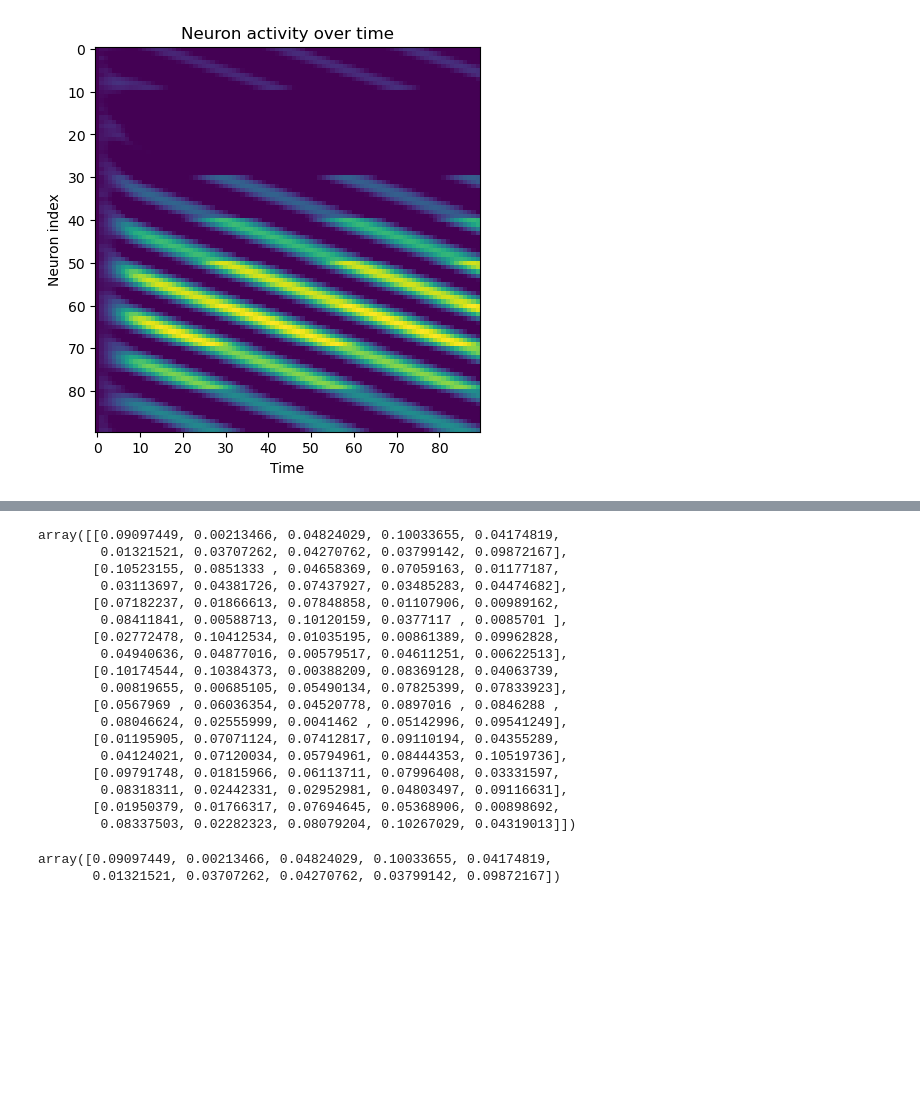
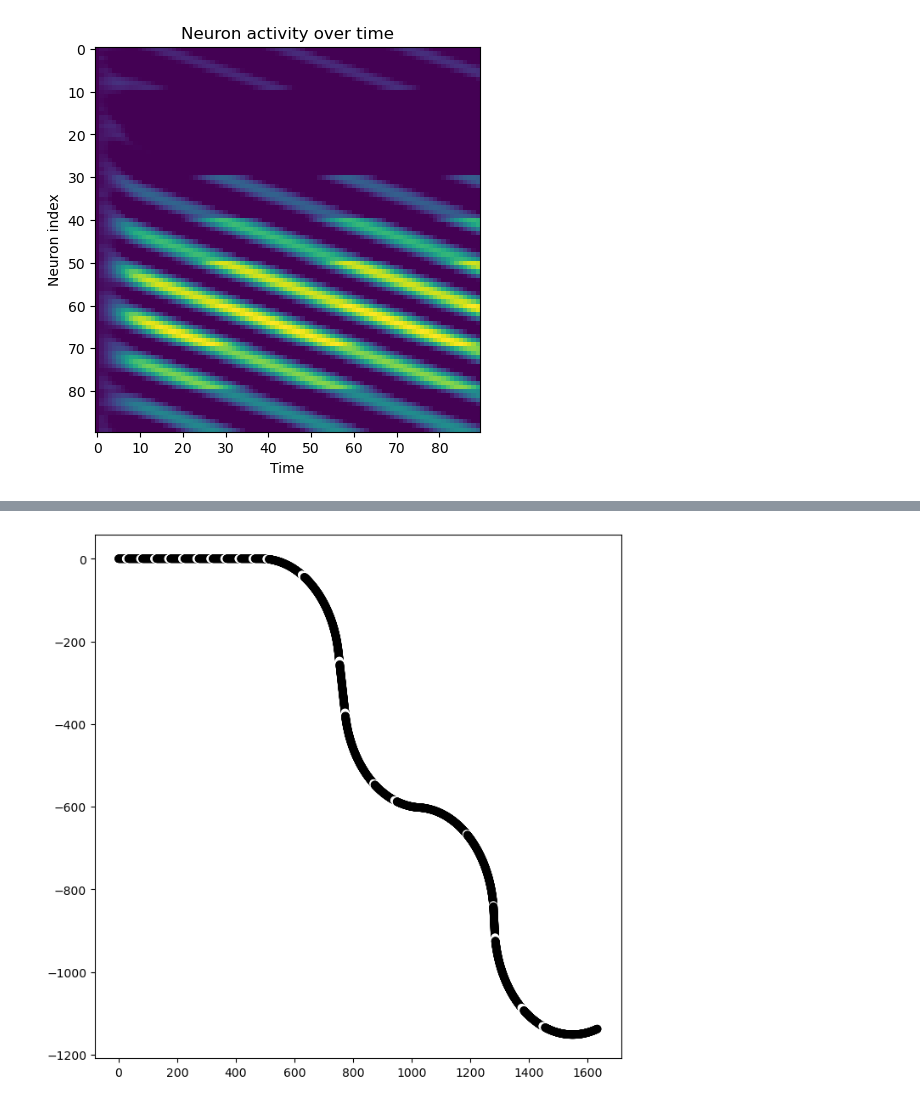
Before and after one commit to samuelbrege/snnResearch, a Jupyter notebook: gridCells.ipynb, the cells around one changed output, grey strips where cells are left out. Cells and saved outputs as stored; diff of their text form; code cells hidden in the pictures; blank space fills up the shorter version.

```diff
--- a/gridCells.ipynb
+++ b/gridCells.ipynb
@@ -456,26 +467,0 @@ At[0] = initA(Nx, Ny)
-# %%
-At[0]
-# %% [output]
-array([[0.09097449, 0.00213466, 0.04824029, 0.10033655, 0.04174819,
-        0.01321521, 0.03707262, 0.04270762, 0.03799142, 0.09872167],
-       [0.10523155, 0.0851333 , 0.04658369, 0.07059163, 0.01177187,
-        0.03113697, 0.04381726, 0.07437927, 0.03485283, 0.04474682],
-       [0.07182237, 0.01866613, 0.07848858, 0.01107906, 0.00989162,
-        0.08411841, 0.00588713, 0.10120159, 0.0377117 , 0.0085701 ],
-       [0.02772478, 0.10412534, 0.01035195, 0.00861389, 0.09962828,
-        0.04940636, 0.04877016, 0.00579517, 0.04611251, 0.00622513],
-       [0.10174544, 0.10384373, 0.00388209, 0.08369128, 0.04063739,
-        0.00819655, 0.00685105, 0.05490134, 0.07825399, 0.07833923],
-       [0.0567969 , 0.06036354, 0.04520778, 0.0897016 , 0.0846288 ,
-        0.08046624, 0.02555999, 0.0041462 , 0.05142996, 0.09541249],
-       [0.01195905, 0.07071124, 0.07412817, 0.09110194, 0.04355289,
-        0.04124021, 0.07120034, 0.05794961, 0.08444353, 0.10519736],
-       [0.09791748, 0.01815966, 0.06113711, 0.07996408, 0.03331597,
-        0.08318311, 0.02442331, 0.02952981, 0.04803497, 0.09116631],
-       [0.01950379, 0.01766317, 0.07694645, 0.05368906, 0.00898692,
-        0.08337503, 0.02282323, 0.08079204, 0.10267029, 0.04319013]])
-# %%
-At[0][0]
-# %% [output]
-array([0.09097449, 0.00213466, 0.04824029, 0.10033655, 0.04174819,
-       0.01321521, 0.03707262, 0.04270762, 0.03799142, 0.09872167])
@@ -481,0 +470,12 @@ array([0.09097449, 0.00213466, 0.04824029, 0.10033655, 0.04174819,
+# %%
+module = grid_module(6, 5, 0.5, 0, 0.3, 0.24, 0.8, 0.05)
+for v in vcomplex:
+    module.update(v)
+# %%
+fig, ax = plt.subplots()
+fig.set_size_inches(8,8)
+ax.scatter(pdata[:,0],pdata[:,1], c=module.Ft[:,25], cmap='gray')
+#ax.scatter(pdata[:-1,0],pdata[:-1,1])
+plt.show()
+# %% [output]
+[figure, added]
```
Also changed, not shown: parts of 8 cells of this notebook.
